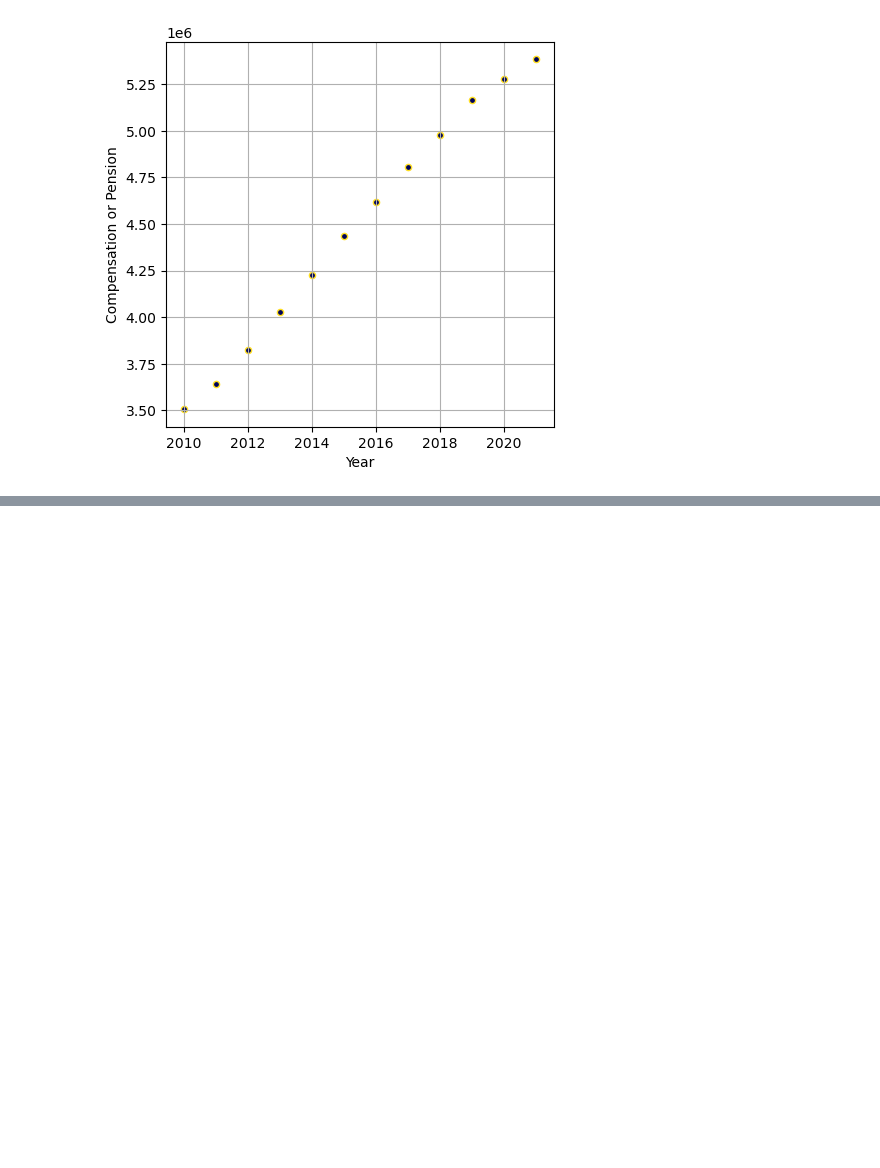
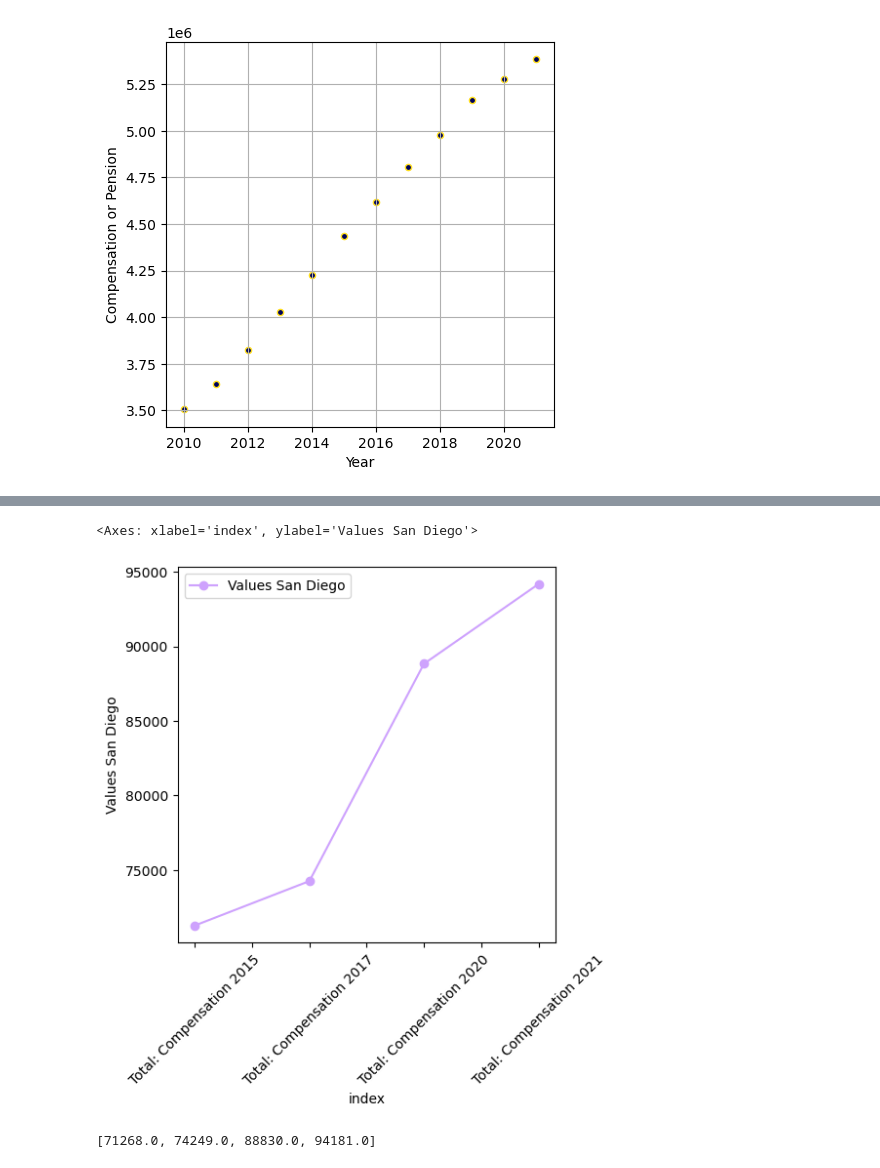
Before and after one commit to nicduffee/project1, a Jupyter notebook: Disability.ipynb, the cells around one changed output, grey strips where cells are left out. Cells and saved outputs as stored; diff of their text form; code cells hidden in the pictures; blank space fills up the shorter version.

```diff
--- a/Disability.ipynb
+++ b/Disability.ipynb
@@ -58,10 +34,3 @@ program_users.plot(kind="scatter", x="Year", y="Compensation or Pension",
 # %% [output]
 <Axes: xlabel='Year', ylabel='Compensation or Pension'>
 [figure]
-# %%
-compensation_2017 = compensation_2017[['State', 'County', 'Total: Compensation',  'Male Recipients: Compensation OR Pension',
-       'Female Recipients: Compensation OR Pension']]
-compensation_2015 = compensation_2015[['State', 'County',' Total: Compensation only ',
-       ' Males: Compensation OR Pension ',
-       ' Females: Compensation OR Pension ']]
-compensation_2020 = compensation_2020[['State', 'County Name','Total: Disability Compensation Recipients', 'Male', 'Female']]
@@ -164,0 +97,17 @@ SyntaxError: invalid syntax (2658751295.py, line 1)
+# %%
+#pd.to_numeric(combined_compensation["Total: Compensation 2015"] , downcast="integer")
+for i in range(len(combined_compensation.index)):
+    for j in range(len(combined_compensation.columns)):
+        try:
+            combined_compensation.iloc[i,j] = combined_compensation.iloc[i,j].replace(",","").strip()
+
+        except:
+            pass
+# %%
+combined_compensation["Total: Compensation 2015"] = combined_compensation["Total: Compensation 2015"].astype('float64')
+combined_compensation["Male Compensation 2015"] = combined_compensation["Male Compensation 2015"].astype('float64')
+combined_compensation["Female Compensation 2015"] = combined_compensation["Female Compensation 2015"].astype('float64')
+combined_compensation["Total: Compensation 2017"] = combined_compensation["Total: Compensation 2017"].astype('float64')
+combined_compensation["Male Compensation 2017"] = combined_compensation["Male Compensation 2017"].astype('float64')
+combined_compensation["Female Compensation 2017"] = combined_compensation["Female Compensation 2017"].astype('float64')
+combined_compensation
@@ -164,0 +214,5 @@ SyntaxError: invalid syntax (2658751295.py, line 1)
+# %%
+san_diego =combined_compensation.loc[combined_compensation['County']== "San Diego"].T.reset_index()
+san_diego = san_diego.rename(columns={222:"Values San Diego"})
+total_san_diego = san_diego[san_diego['index'].str.contains('Total: Compensation')]
+total_san_diego
@@ -164,0 +225,26 @@ SyntaxError: invalid syntax (2658751295.py, line 1)
+# %%
+total_san_diego.plot(kind="line", x="index", y="Values San Diego",
+                  ylabel = "Values San Diego", color = '#cea2fd',
+                     marker = "o", figsize = (5,5), rot = 45)
+# %% [output]
+<Axes: xlabel='index', ylabel='Values San Diego'>
+[figure, added]
+# %%
+indexes = []
+san_diego_list = [2,5,8,11]
+def get_county_name(index):
+    county_name = total_san_diego.iloc[index, 1]
+    return county_name
+
+for index in range(len(total_san_diego)):
+    county_name = get_county_name(index)
+    indexes.append(index)
+
+
+san_diego_values = []
+for i in san_diego_list:
+        san_diego_values.append(total_san_diego.loc[i, "Values San Diego"])
+
+san_diego_values
+# %% [output]
+[71268.0, 74249.0, 88830.0, 94181.0]
```
Also changed, not shown: parts of 26 cells of this notebook, 1 other file.
